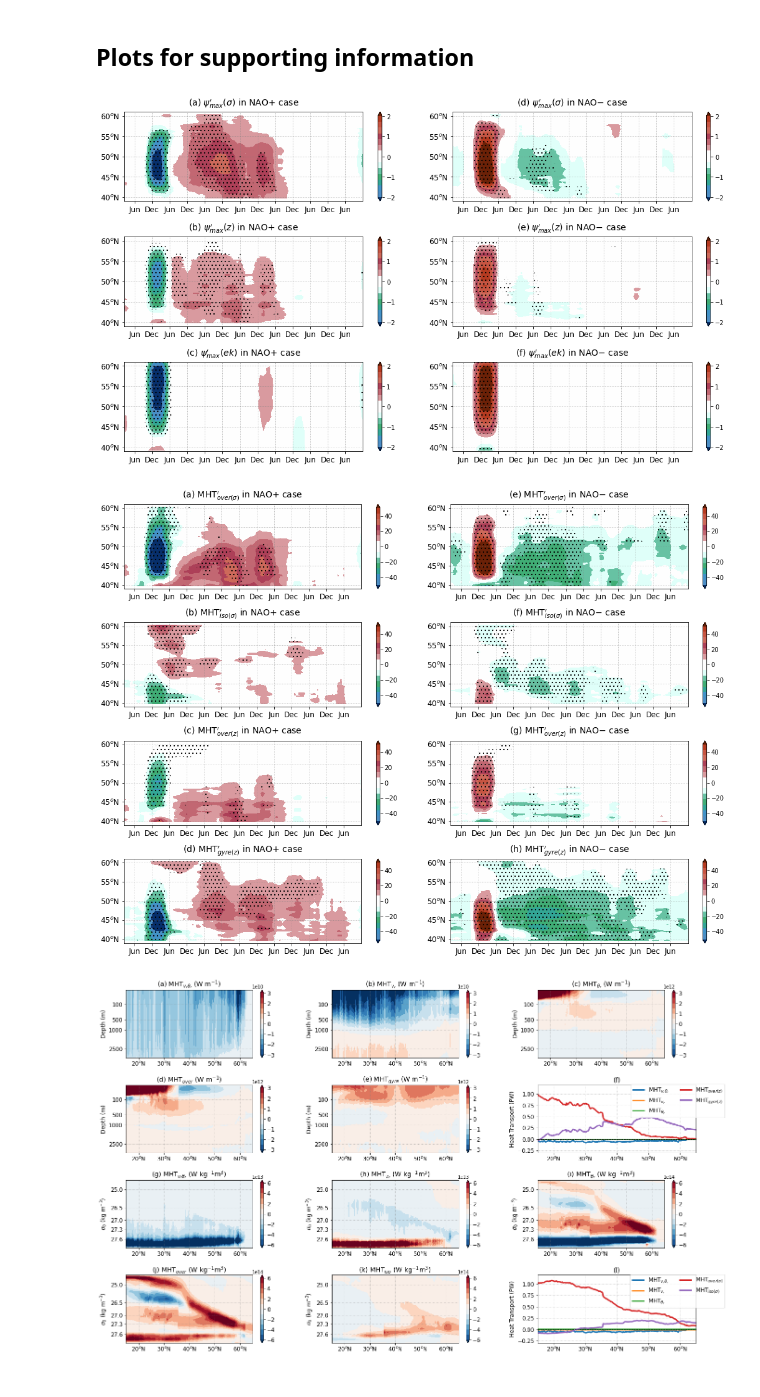
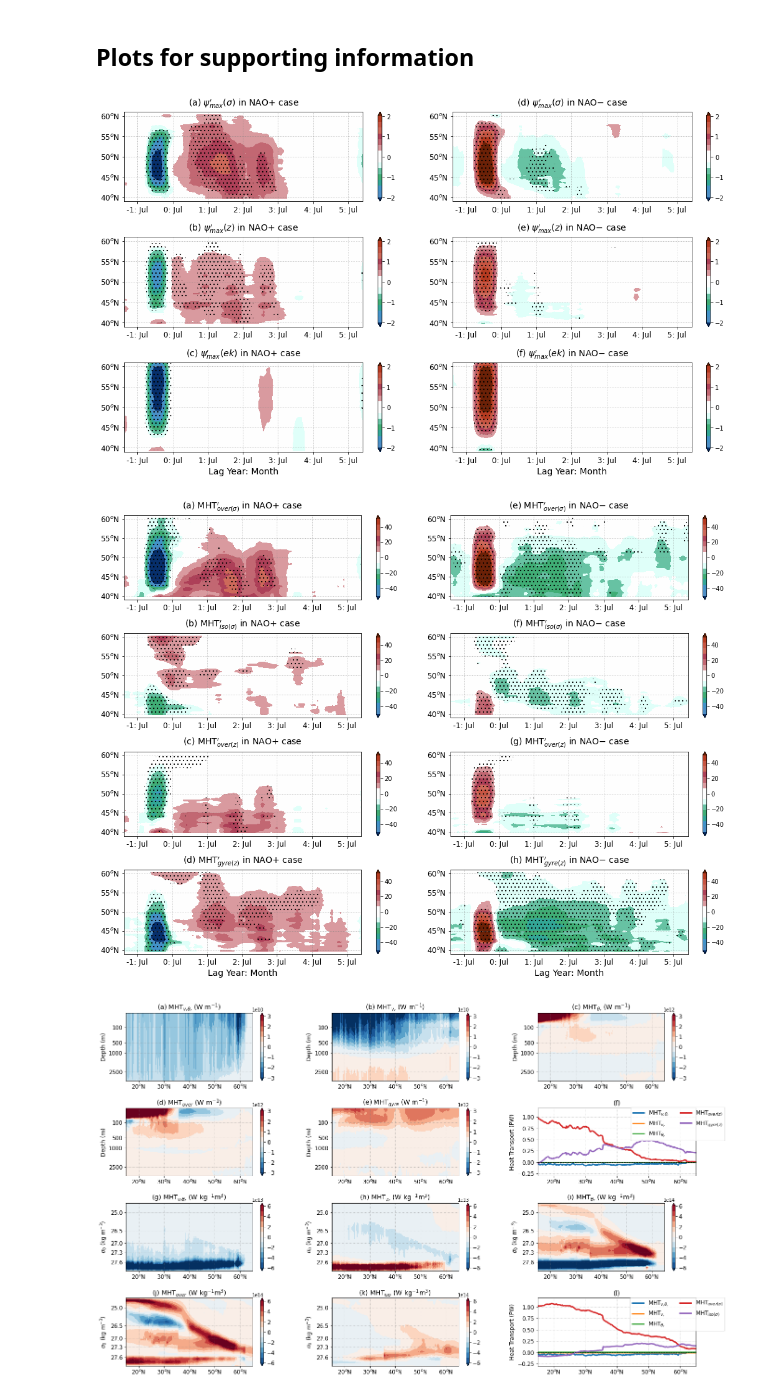
Before and after one commit to hmkhatri/AMOC_Variability_DePreSys_MET, a Jupyter notebook: Notebooks/Plots_Paper_NAO_Heat_Content_Variability/Plots_timeseries_NAO.ipynb, the cells around one changed output. Saved outputs shown, nothing was run; the diff lists cells and outputs as text; code cells hidden in the pictures.

Commit message:
reviewer commments plots

```diff
--- a/Notebooks/Plots_Paper_NAO_Heat_Content_Variability/Plots_timeseries_NAO.ipynb
+++ b/Notebooks/Plots_Paper_NAO_Heat_Content_Variability/Plots_timeseries_NAO.ipynb
@@ -1101,8 +1112,8 @@ ax.contourf(tmp['time'], tmp['j_c'], (np.abs(tmp) > np.abs(tmp_cfd)), colors='no
                 levels=[.5,1.,1.5, 2.], hatches=[hatch_dense*'.'])
 
 plt.yticks(np.arange(40,61,5), [r'$40^o$N', r'$45^o$N', r'$50^o$N', r'$55^o$N', r'$60^o$N'], fontsize = fs);
-plt.xticks(np.arange(-0.5,6,0.5),
-           ['Jun', 'Dec', 'Jun', 'Dec', 'Jun', 'Dec', 'Jun', 'Dec', 'Jun', 'Dec', 'Jun', 'Dec', 'Jun'], fontsize = fs);
+plt.xticks(np.arange(-0.5+1/12,6+1/12,1.), ['-1: Jul', '0: Jul', '1: Jul',
+                                            '2: Jul', '3: Jul', '4: Jul', '5: Jul'], fontsize = fs);
 
 cb = fig.colorbar(p, ax=ax, ticks=[-2, -1, 0, 1, 2], extend='both')
 
@@ -1125,8 +1136,8 @@ ax.contourf(tmp['time'], tmp['j_c'], (np.abs(tmp) > np.abs(tmp_cfd)), colors='no
                 levels=[.5,1.,1.5, 2.], hatches=[hatch_dense*'.'])
 
 plt.yticks(np.arange(40,61,5), [r'$40^o$N', r'$45^o$N', r'$50^o$N', r'$55^o$N', r'$60^o$N'], fontsize = fs);
-plt.xticks(np.arange(-0.5,6,0.5),
-           ['Jun', 'Dec', 'Jun', 'Dec', 'Jun', 'Dec', 'Jun', 'Dec', 'Jun', 'Dec', 'Jun', 'Dec', 'Jun'], fontsize = fs);
+plt.xticks(np.arange(-0.5+1/12,6+1/12,1.), ['-1: Jul', '0: Jul', '1: Jul',
+                                            '2: Jul', '3: Jul', '4: Jul', '5: Jul'], fontsize = fs);
 
 cb = fig.colorbar(p, ax=ax, ticks=[-2, -1, 0, 1, 2], extend='both')
 
@@ -1149,9 +1160,8 @@ ax.contourf(tmp['time'], tmp['lat'], (np.abs(tmp) > np.abs(tmp_cfd)), colors='no
                 levels=[.5,1.,1.5, 2.], hatches=[hatch_dense*'.'])
 
 plt.yticks(np.arange(40,61,5), [r'$40^o$N', r'$45^o$N', r'$50^o$N', r'$55^o$N', r'$60^o$N'], fontsize = fs);
-plt.xticks(np.arange(-0.5,6,0.5),
-           ['Jun', 'Dec', 'Jun', 'Dec', 'Jun', 'Dec', 'Jun', 'Dec', 'Jun', 'Dec', 'Jun', 'Dec', 'Jun'], fontsize = fs);
-
+plt.xticks(np.arange(-0.5+1/12,6+1/12,1.), ['-1: Jul', '0: Jul', '1: Jul',
+                                            '2: Jul', '3: Jul', '4: Jul', '5: Jul'], fontsize = fs);
 cb = fig.colorbar(p, ax=ax, ticks=[-2, -1, 0, 1, 2], extend='both')
 
 plt.yticks(fontsize = 12) #, color=col[0]);
@@ -1160,6 +1170,7 @@ ax.set_xlim([-0.8, 6.]);
 ax.set_ylim([39., 61.]);
 ax.grid(color='gray', alpha=0.5, linestyle=':', lw=1.)
 ax.set_title(r'(c) $\psi^{\prime}_{max}(ek)$ in NAO$+$ case', fontsize=fs+2, pad = 10)
+ax.set_xlabel('Lag Year: Month', fontsize=fs+2)
 
 # ------ NAO- case --------- #
 tmp = ds_NAOn['Overturning_max_sigma'].transpose()/1e6
@@ -1174,9 +1185,8 @@ ax.contourf(tmp['time'], tmp['j_c'], (np.abs(tmp) > np.abs(tmp_cfd)), colors='no
                 levels=[.5,1.,1.5, 2.], hatches=[hatch_dense*'.'])
 
 plt.yticks(np.arange(40,61,5), [r'$40^o$N', r'$45^o$N', r'$50^o$N', r'$55^o$N', r'$60^o$N'], fontsize = fs);
-plt.xticks(np.arange(-0.5,6,0.5),
-           ['Jun', 'Dec', 'Jun', 'Dec', 'Jun', 'Dec', 'Jun', 'Dec', 'Jun', 'Dec', 'Jun', 'Dec', 'Jun'], fontsize = fs);
-
+plt.xticks(np.arange(-0.5+1/12,6+1/12,1.), ['-1: Jul', '0: Jul', '1: Jul',
+                                            '2: Jul', '3: Jul', '4: Jul', '5: Jul'], fontsize = fs);
 cb = fig.colorbar(p, ax=ax, ticks=[-2, -1, 0, 1, 2], extend='both')
 
 plt.yticks(fontsize = 12) #, color=col[0]);
@@ -1198,8 +1208,8 @@ ax.contourf(tmp['time'], tmp['j_c'], (np.abs(tmp) > np.abs(tmp_cfd)), colors='no
                 levels=[.5,1.,1.5, 2.], hatches=[hatch_dense*'.'])
 
 plt.yticks(np.arange(40,61,5), [r'$40^o$N', r'$45^o$N', r'$50^o$N', r'$55^o$N', r'$60^o$N'], fontsize = fs);
-plt.xticks(np.arange(-0.5,6,0.5),
-           ['Jun', 'Dec', 'Jun', 'Dec', 'Jun', 'Dec', 'Jun', 'Dec', 'Jun', 'Dec', 'Jun', 'Dec', 'Jun'], fontsize = fs);
+plt.xticks(np.arange(-0.5+1/12,6+1/12,1.), ['-1: Jul', '0: Jul', '1: Jul',
+                                            '2: Jul', '3: Jul', '4: Jul', '5: Jul'], fontsize = fs);
 
 cb = fig.colorbar(p, ax=ax, ticks=[-2, -1, 0, 1, 2], extend='both')
 
@@ -1222,8 +1232,8 @@ ax.contourf(tmp['time'], tmp['lat'], (np.abs(tmp) > np.abs(tmp_cfd)), colors='no
                 levels=[.5,1.,1.5, 2.], hatches=[hatch_dense*'.'])
 
 plt.yticks(np.arange(40,61,5), [r'$40^o$N', r'$45^o$N', r'$50^o$N', r'$55^o$N', r'$60^o$N'], fontsize = fs);
-plt.xticks(np.arange(-0.5,6,0.5),
-           ['Jun', 'Dec', 'Jun', 'Dec', 'Jun', 'Dec', 'Jun', 'Dec', 'Jun', 'Dec', 'Jun', 'Dec', 'Jun'], fontsize = fs);
+plt.xticks(np.arange(-0.5+1/12,6+1/12,1.), ['-1: Jul', '0: Jul', '1: Jul',
+                                            '2: Jul', '3: Jul', '4: Jul', '5: Jul'], fontsize = fs);
 
 cb = fig.colorbar(p, ax=ax, ticks=[-2, -1, 0, 1, 2], extend='both')
 
@@ -1233,11 +1243,12 @@ ax.set_xlim([-0.8, 6.]);
 ax.set_ylim([39., 61.]);
 ax.grid(color='gray', alpha=0.5, linestyle=':', lw=1.)
 ax.set_title(r'(f) $\psi^{\prime}_{max}(ek)$ in NAO$-$ case', fontsize=fs+2, pad = 10)
+ax.set_xlabel('Lag Year: Month', fontsize=fs+2)
 
 fig.savefig('/home/users/hkhatri/Plots/Figures_GRL_2022/Figure3_support.png', dpi=300,bbox_inches='tight');
 fig.savefig('/home/users/hkhatri/Plots/Figures_GRL_2022/Figure3_support.pdf', dpi=300,bbox_inches='tight');
 # %% [output]
-[figure, old version]
+[figure, new version]
 # %%
 cfd_per = 1.98 # z-val for confidence interval
             # (1.289 for 80%, 1.658 for 90%, 1.98 for 95%, 2.617 for 99% for deg. freddom = 120)
@@ -1258,8 +1269,8 @@ ax.contourf(tmp['time'], tmp['j_c'], (np.abs(tmp) > np.abs(tmp_cfd)), colors='no
                 levels=[.5,1.,1.5, 2.], hatches=[hatch_dense*'.'])
 
 plt.yticks(np.arange(40,61,5), [r'$40^o$N', r'$45^o$N', r'$50^o$N', r'$55^o$N', r'$60^o$N'], fontsize = fs);
-plt.xticks(np.arange(-0.5,6,0.5),
-           ['Jun', 'Dec', 'Jun', 'Dec', 'Jun', 'Dec', 'Jun', 'Dec', 'Jun', 'Dec', 'Jun', 'Dec', 'Jun'], fontsize = fs);
+plt.xticks(np.arange(-0.5+1/12,6+1/12,1.), ['-1: Jul', '0: Jul', '1: Jul',
+                                            '2: Jul', '3: Jul', '4: Jul', '5: Jul'], fontsize = fs);
 
 cb = fig.colorbar(p, ax=ax, ticks=[-40, -20, 0, 20, 40], extend='both')
 
@@ -1283,8 +1294,8 @@ ax.contourf(tmp['time'], tmp['j_c'], (np.abs(tmp) > np.abs(tmp_cfd)), colors='no
                 levels=[.5,1.,1.5, 2.], hatches=[hatch_dense*'.'])
 
 plt.yticks(np.arange(40,61,5), [r'$40^o$N', r'$45^o$N', r'$50^o$N', r'$55^o$N', r'$60^o$N'], fontsize = fs);
-plt.xticks(np.arange(-0.5,6,0.5),
-           ['Jun', 'Dec', 'Jun', 'Dec', 'Jun', 'Dec', 'Jun', 'Dec', 'Jun', 'Dec', 'Jun', 'Dec', 'Jun'], fontsize = fs);
+plt.xticks(np.arange(-0.5+1/12,6+1/12,1.), ['-1: Jul', '0: Jul', '1: Jul',
+                                            '2: Jul', '3: Jul', '4: Jul', '5: Jul'], fontsize = fs);
 
 cb = fig.colorbar(p, ax=ax, ticks=[-40, -20, 0, 20, 40], extend='both')
 
@@ -1307,8 +1318,8 @@ ax.contourf(tmp['time'], tmp['j_c'], (np.abs(tmp) > np.abs(tmp_cfd)), colors='no
                 levels=[.5,1.,1.5, 2.], hatches=[hatch_dense*'.'])
 
 plt.yticks(np.arange(40,61,5), [r'$40^o$N', r'$45^o$N', r'$50^o$N', r'$55^o$N', r'$60^o$N'], fontsize = fs);
-plt.xticks(np.arange(-0.5,6,0.5),
-           ['Jun', 'Dec', 'Jun', 'Dec', 'Jun', 'Dec', 'Jun', 'Dec', 'Jun', 'Dec', 'Jun', 'Dec', 'Jun'], fontsize = fs);
+plt.xticks(np.arange(-0.5+1/12,6+1/12,1.), ['-1: Jul', '0: Jul', '1: Jul',
+                                            '2: Jul', '3: Jul', '4: Jul', '5: Jul'], fontsize = fs);
 
 cb = fig.colorbar(p, ax=ax, ticks=[-40, -20, 0, 20, 40], extend='both')
 
@@ -1332,8 +1343,8 @@ ax.contourf(tmp['time'], tmp['j_c'], (np.abs(tmp) > np.abs(tmp_cfd)), colors='no
                 levels=[.5,1.,1.5, 2.], hatches=[hatch_dense*'.'])
 
 plt.yticks(np.arange(40,61,5), [r'$40^o$N', r'$45^o$N', r'$50^o$N', r'$55^o$N', r'$60^o$N'], fontsize = fs);
-plt.xticks(np.arange(-0.5,6,0.5),
-           ['Jun', 'Dec', 'Jun', 'Dec', 'Jun', 'Dec', 'Jun', 'Dec', 'Jun', 'Dec', 'Jun', 'Dec', 'Jun'], fontsize = fs);
+plt.xticks(np.arange(-0.5+1/12,6+1/12,1.), ['-1: Jul', '0: Jul', '1: Jul',
+                                            '2: Jul', '3: Jul', '4: Jul', '5: Jul'], fontsize = fs);
 
 cb = fig.colorbar(p, ax=ax, ticks=[-40, -20, 0, 20, 40], extend='both')
 
@@ -1343,6 +1354,7 @@ ax.set_xlim([-0.8, 6.]);
 ax.set_ylim([39., 61.]);
 ax.grid(color='gray', alpha=0.5, linestyle=':', lw=1.)
 ax.set_title(r'(d) MHT$_{gyre(z)}^{\prime}$ in NAO$+$ case', fontsize=fs+2, pad = 10)
+ax.set_xlabel('Lag Year: Month', fontsize=fs+2)
 
 # ------ NAO- case --------- #
 
@@ -1358,8 +1370,8 @@ ax.contourf(tmp['time'], tmp['j_c'], (np.abs(tmp) > np.abs(tmp_cfd)), colors='no
                 levels=[.5,1.,1.5, 2.], hatches=[hatch_dense*'.'])
 
 plt.yticks(np.arange(40,61,5), [r'$40^o$N', r'$45^o$N', r'$50^o$N', r'$55^o$N', r'$60^o$N'], fontsize = fs);
-plt.xticks(np.arange(-0.5,6,0.5),
-           ['Jun', 'Dec', 'Jun', 'Dec', 'Jun', 'Dec', 'Jun', 'Dec', 'Jun', 'Dec', 'Jun', 'Dec', 'Jun'], fontsize = fs);
+plt.xticks(np.arange(-0.5+1/12,6+1/12,1.), ['-1: Jul', '0: Jul', '1: Jul',
+                                            '2: Jul', '3: Jul', '4: Jul', '5: Jul'], fontsize = fs);
 
 cb = fig.colorbar(p, ax=ax, ticks=[-40, -20, 0, 20, 40], extend='both')
 
@@ -1383,8 +1395,8 @@ ax.contourf(tmp['time'], tmp['j_c'], (np.abs(tmp) > np.abs(tmp_cfd)), colors='no
                 levels=[.5,1.,1.5, 2.], hatches=[hatch_dense*'.'])
 
 plt.yticks(np.arange(40,61,5), [r'$40^o$N', r'$45^o$N', r'$50^o$N', r'$55^o$N', r'$60^o$N'], fontsize = fs);
-plt.xticks(np.arange(-0.5,6,0.5),
-           ['Jun', 'Dec', 'Jun', 'Dec', 'Jun', 'Dec', 'Jun', 'Dec', 'Jun', 'Dec', 'Jun', 'Dec', 'Jun'], fontsize = fs);
+plt.xticks(np.arange(-0.5+1/12,6+1/12,1.), ['-1: Jul', '0: Jul', '1: Jul',
+                                            '2: Jul', '3: Jul', '4: Jul', '5: Jul'], fontsize = fs);
 
 cb = fig.colorbar(p, ax=ax, ticks=[-40, -20, 0, 20, 40], extend='both')
 
@@ -1407,8 +1419,8 @@ ax.contourf(tmp['time'], tmp['j_c'], (np.abs(tmp) > np.abs(tmp_cfd)), colors='no
                 levels=[.5,1.,1.5, 2.], hatches=[hatch_dense*'.'])
 
 plt.yticks(np.arange(40,61,5), [r'$40^o$N', r'$45^o$N', r'$50^o$N', r'$55^o$N', r'$60^o$N'], fontsize = fs);
-plt.xticks(np.arange(-0.5,6,0.5),
-           ['Jun', 'Dec', 'Jun', 'Dec', 'Jun', 'Dec', 'Jun', 'Dec', 'Jun', 'Dec', 'Jun', 'Dec', 'Jun'], fontsize = fs);
+plt.xticks(np.arange(-0.5+1/12,6+1/12,1.), ['-1: Jul', '0: Jul', '1: Jul',
+                                            '2: Jul', '3: Jul', '4: Jul', '5: Jul'], fontsize = fs);
 
 cb = fig.colorbar(p, ax=ax, ticks=[-40, -20, 0, 20, 40], extend='both')
 
@@ -1418,36 +1430,37 @@ ax.set_xlim([-0.8, 6.]);
 ax.set_ylim([39., 61.]);
 ax.grid(color='gray', alpha=0.5, linestyle=':', lw=1.)
 ax.set_title(r'(g) MHT$_{over(z)}^{\prime}$ in NAO$-$ case', fontsize=fs+2, pad = 10)
 
 
 tmp = ds_NAOn['MHT_gyre_z_int'].transpose()/1e12
 tmp = tmp.drop('time').assign_coords(time=ds_NAOp['time.year'] + ds_NAOp['time.month']/12 - 1962)
 tmp_cfd = ds_NAOn['MHT_gyre_z_int_standard_error'].transpose() * cfd_per * 2. / 1e12
 tmp_cfd = tmp_cfd.drop('time').assign_coords(time=ds_NAOp['time.year'] + ds_NAOp['time.month']/12 - 1962)
 
 ax = fig.add_subplot(grid1[3, 1])
 p = tmp.plot.contourf(ax=ax, y='j_c', x='time', levels = 15, vmin = -50., vmax = 50.,
                       cmap=cmaps.precip4_diff_19lev_r, add_labels=False, add_colorbar=False, extend='both')
 
 plt.yticks(np.arange(40,61,5), [r'$40^o$N', r'$45^o$N', r'$50^o$N', r'$55^o$N', r'$60^o$N'], fontsize = fs);
 ax.contourf(tmp['time'], tmp['j_c'], (np.abs(tmp) > np.abs(tmp_cfd)), colors='none',
                 levels=[.5,1.,1.5, 2.], hatches=[hatch_dense*'.'])
-plt.xticks(np.arange(-0.5,6,0.5),
-           ['Jun', 'Dec', 'Jun', 'Dec', 'Jun', 'Dec', 'Jun', 'Dec', 'Jun', 'Dec', 'Jun', 'Dec', 'Jun'], fontsize = fs);
+plt.xticks(np.arange(-0.5+1/12,6+1/12,1.), ['-1: Jul', '0: Jul', '1: Jul',
+                                            '2: Jul', '3: Jul', '4: Jul', '5: Jul'], fontsize = fs);
 
 cb = fig.colorbar(p, ax=ax, ticks=[-40, -20, 0, 20, 40], extend='both')
 
 plt.yticks(fontsize = 12) #, color=col[0]);
 plt.xticks(fontsize = 12);
 ax.set_xlim([-0.8, 6.]);
 ax.set_ylim([39., 61.]);
 ax.grid(color='gray', alpha=0.5, linestyle=':', lw=1.)
 ax.set_title(r'(h) MHT$_{gyre(z)}^{\prime}$ in NAO$-$ case', fontsize=fs+2, pad = 10)
+ax.set_xlabel('Lag Year: Month', fontsize=fs+2)
 
 fig.savefig('/home/users/hkhatri/Plots/Figures_GRL_2022/Figure4_support.png', dpi=300,bbox_inches='tight');
 fig.savefig('/home/users/hkhatri/Plots/Figures_GRL_2022/Figure4_support.pdf', dpi=300,bbox_inches='tight');
 # %% [output]
-[figure, old version]
+[figure, new version]
 # %%
 from mpl_toolkits.axes_grid1.inset_locator import inset_axes
 
```
Also changed, not shown: parts of 1 cell of this notebook, 9 other files.
